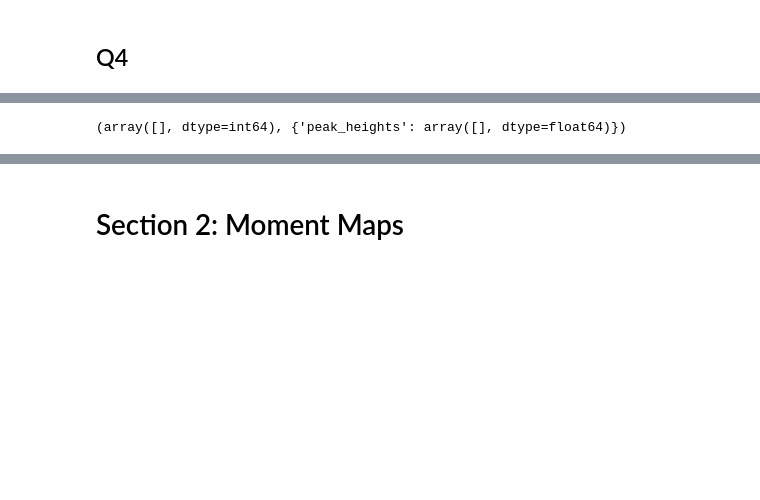
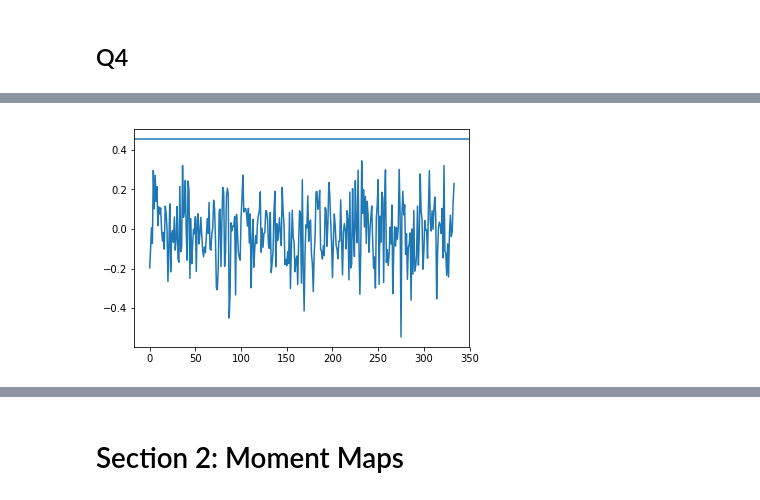
Before and after one commit to simon-et-smith/SURP-Project, a Jupyter notebook: Project/Project.ipynb, the cells around one changed output, grey strips where cells are left out. Drawn from its saved outputs; the diff is of its cells as text; code cells hidden in the pictures; blank space fills up the shorter version.

```diff
--- a/Project/Project.ipynb
+++ b/Project/Project.ipynb
@@ -77,0 +104,8 @@ plt.plot(int_pix(data, 32, 151))
+# %%
+spec = int_pix(data, 51, 45)
+plt.plot(spec)
+plt.axhline(3*np.std(spec))
+#plt.xlim([200, 220])
+plt.show()
+# %% [output]
+[figure, added]
@@ -78,7 +131,3 @@ plt.plot(int_pix(data, 32, 151))
 # %%
 spec = int_pix(data, 32, 151)
-# %%
-sig.find_peaks(spec, 2)
-# %% [output]
-(array([], dtype=int64), {'peak_heights': array([], dtype=float64)})
 # %%
```
Also changed, not shown: parts of 22 cells of this notebook.
